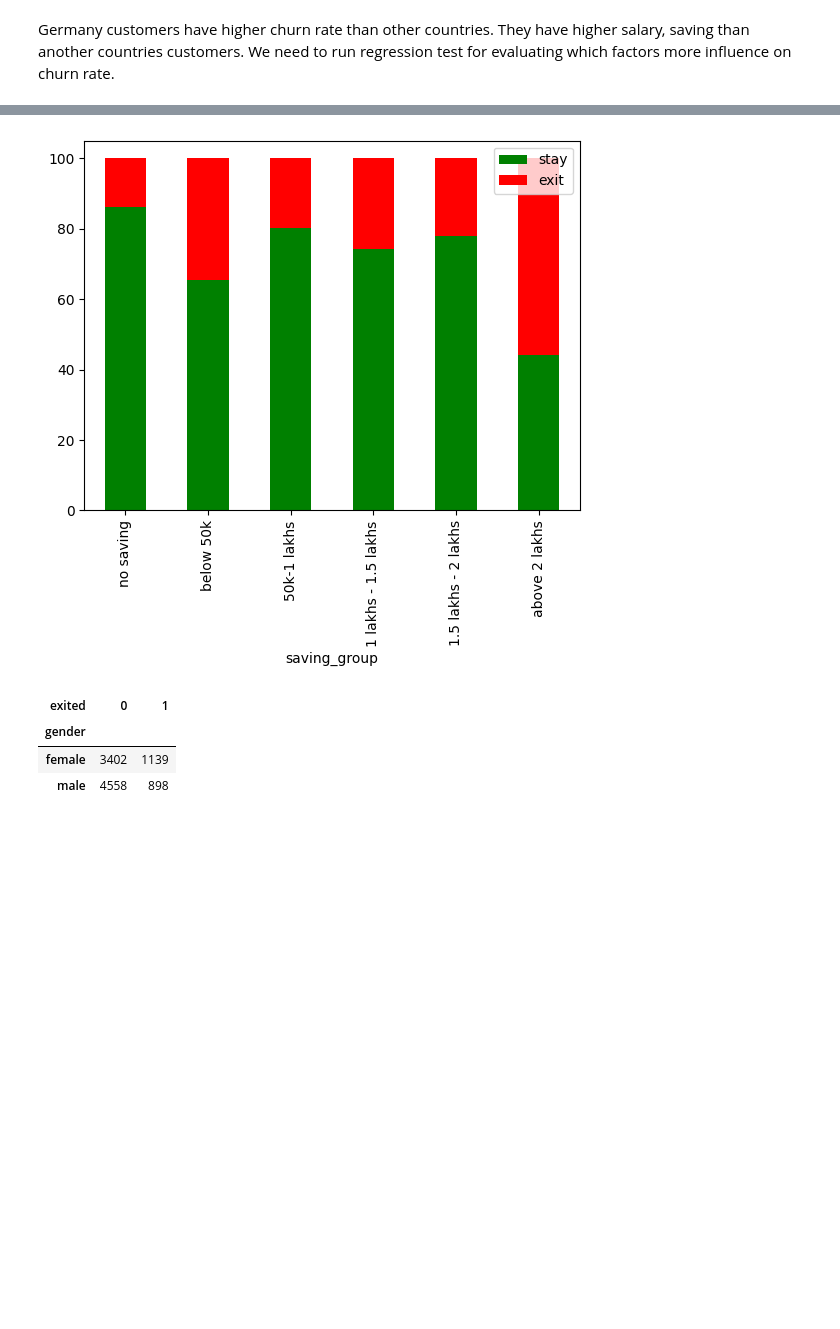
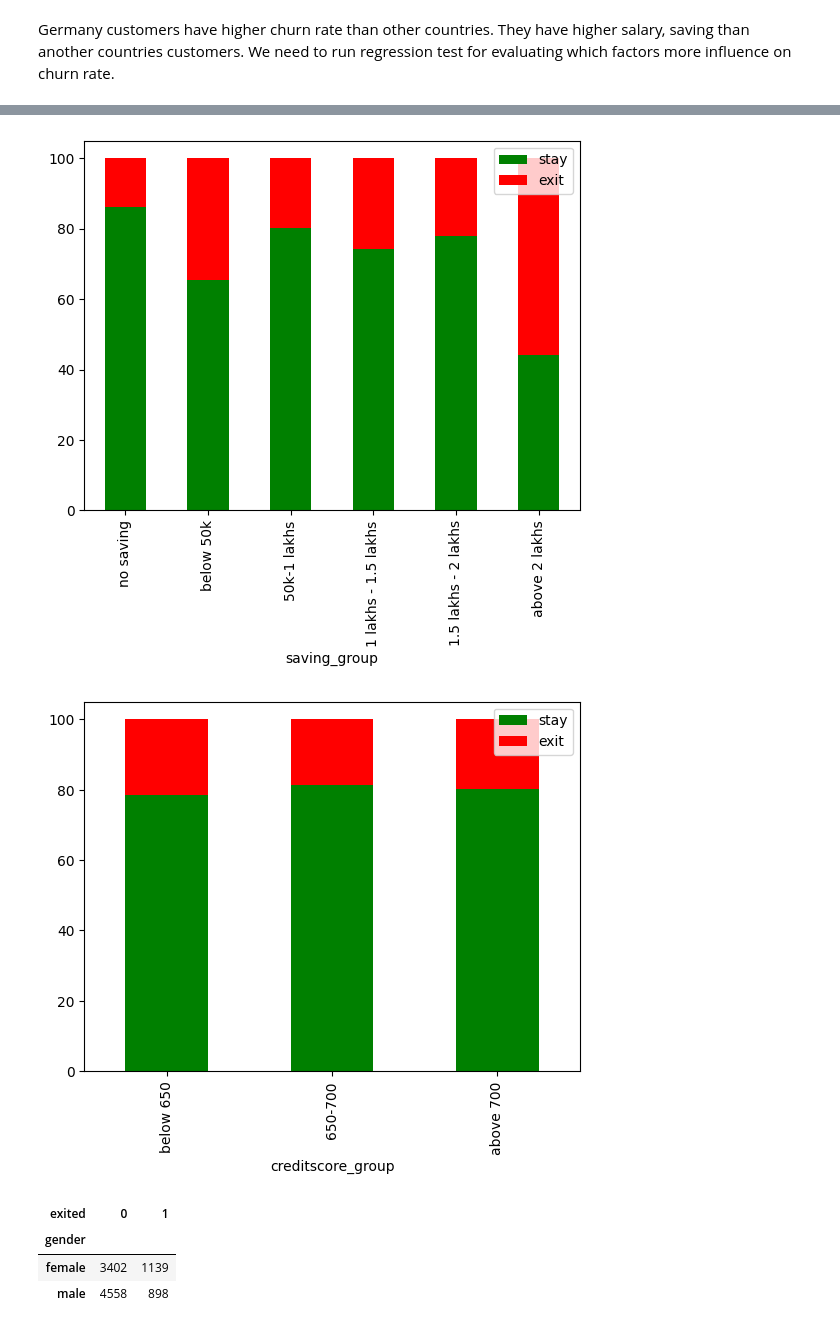
Before and after one commit to shwezin-coder/Bank-Churn-Customer, a Jupyter notebook: bank_churn_analysis.ipynb, the cells around one changed output, grey strips where cells are left out. Cells and saved outputs as stored; diff of their text form; code cells hidden in the pictures; blank space fills up the shorter version.

```diff
--- a/bank_churn_analysis.ipynb
+++ b/bank_churn_analysis.ipynb
@@ -860,21 +860,22 @@ saving_customer_df.groupby('geography').describe().T.style.set_sticky()
 # %% [markdown]
 Germany customers have higher churn rate than other countries. They have higher salary, saving than another countries customers. We need to run regression test for evaluating which factors more influence on churn rate.
 # %%
-churn_categorical_columns = ['gender','geography','isactivemember','saving','age_group','numofproducts','saving_group']
+churn_categorical_columns = ['gender','geography','isactivemember','saving','age_group','numofproducts','saving_group','creditscore_group']
 
 for col in churn_categorical_columns:
     ct = pd.crosstab(bank_account_df[col],bank_account_df['exited'],normalize='index') *100
     ct.plot(kind='bar',stacked=True,color=['green','red'])
     plt.legend(loc='upper right',labels=['stay','exit'])
     plt.show()
 # %% [output]
 [figure]
 [figure]
 [figure]
 [figure]
 [figure]
 [figure]
 [figure]
+[figure, added]
 # %%
 contingency_table = {}
 
```
Also changed, not shown: parts of 19 cells of this notebook.
